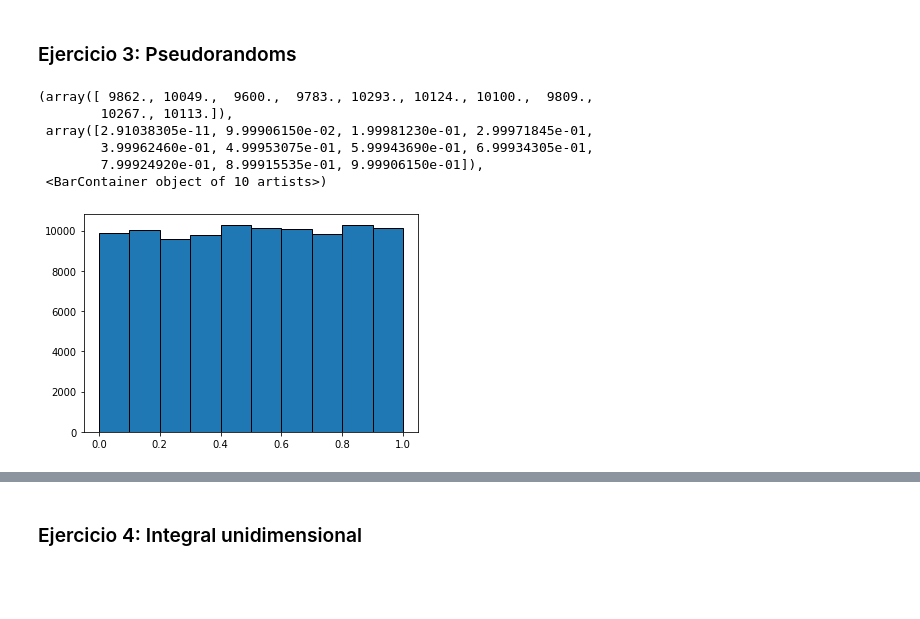
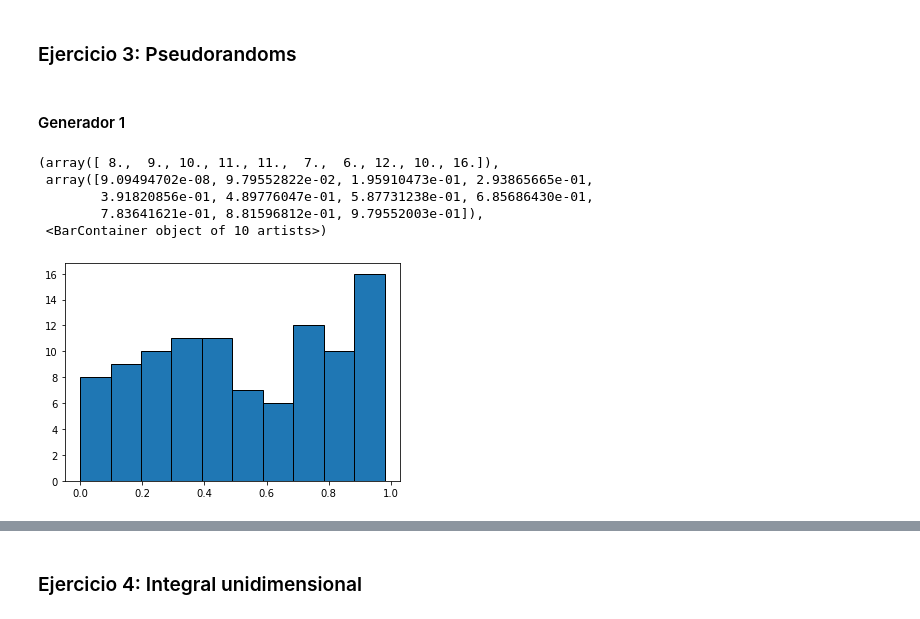
Before and after one commit to RodrigoZea/MiniproyectoModSim, a Jupyter notebook: miniproyecto1.ipynb, the cells around one changed output, grey strips where cells are left out. Drawn from its saved outputs; the diff is of its cells as text; code cells hidden in the pictures; blank space fills up the shorter version.

```diff
--- a/miniproyecto1.ipynb
+++ b/miniproyecto1.ipynb
@@ -67,26 +67,42 @@ plt.show()
 # %% [markdown]
 ### Ejercicio 3: Pseudorandoms
-# %%
-a0, m0 = 5**5, 2**35 - 1
-a1, m1 = 7**5, 2**31 - 1
-g0 = lambda x: (a0 * x) % m0
-g1 = lambda x: (a1 * x) % m1
-
-n0 = []
-n1 = []
-
-n = 1
-for i in range(100000):
-    n = g0(n)
-    n0.append(n)
-
-n0 = [n/m0 for n in n0]
-plt.hist(n0, edgecolor='black')
-# %% [output]
-(array([ 9862., 10049.,  9600.,  9783., 10293., 10124., 10100.,  9809.,
-        10267., 10113.]),
- array([2.91038305e-11, 9.99906150e-02, 1.99981230e-01, 2.99971845e-01,
-        3.99962460e-01, 4.99953075e-01, 5.99943690e-01, 6.99934305e-01,
-        7.99924920e-01, 8.99915535e-01, 9.99906150e-01]),
- <BarContainer object of 10 artists>)
-[figure, removed]
+# %% [markdown]
+#### Generador 1
+# %%
+# Generador 1
+a0, m0 = 5**5, 2**35 - 1
+g0 = lambda x: (a0 * x) % m0
+
+# Grafs
+n0_f = []
+n0_s = []
+n0_t = []
+
+n = 1
+for i in range(100):
+    n = g0(n)
+    n0_f.append(n)
+
+n = 1
+for i in range(5000):
+    n = g0(n)
+    n0_s.append(n)
+
+n = 1
+for i in range(100000):
+    n = g0(n)
+    n0_t.append(n)
+
+n0_f = [n/m0 for n in n0_f]
+n0_s = [n/m0 for n in n0_s]
+n0_t = [n/m0 for n in n0_t]
+# %%
+# 100 Iteraciones
+plt.hist(n0_f, edgecolor='black')
+# %% [output]
+(array([ 8.,  9., 10., 11., 11.,  7.,  6., 12., 10., 16.]),
+ array([9.09494702e-08, 9.79552822e-02, 1.95910473e-01, 2.93865665e-01,
+        3.91820856e-01, 4.89776047e-01, 5.87731238e-01, 6.85686430e-01,
+        7.83641621e-01, 8.81596812e-01, 9.79552003e-01]),
+ <BarContainer object of 10 artists>)
+[figure, added]
```
Also changed, not shown: parts of 16 cells of this notebook.
